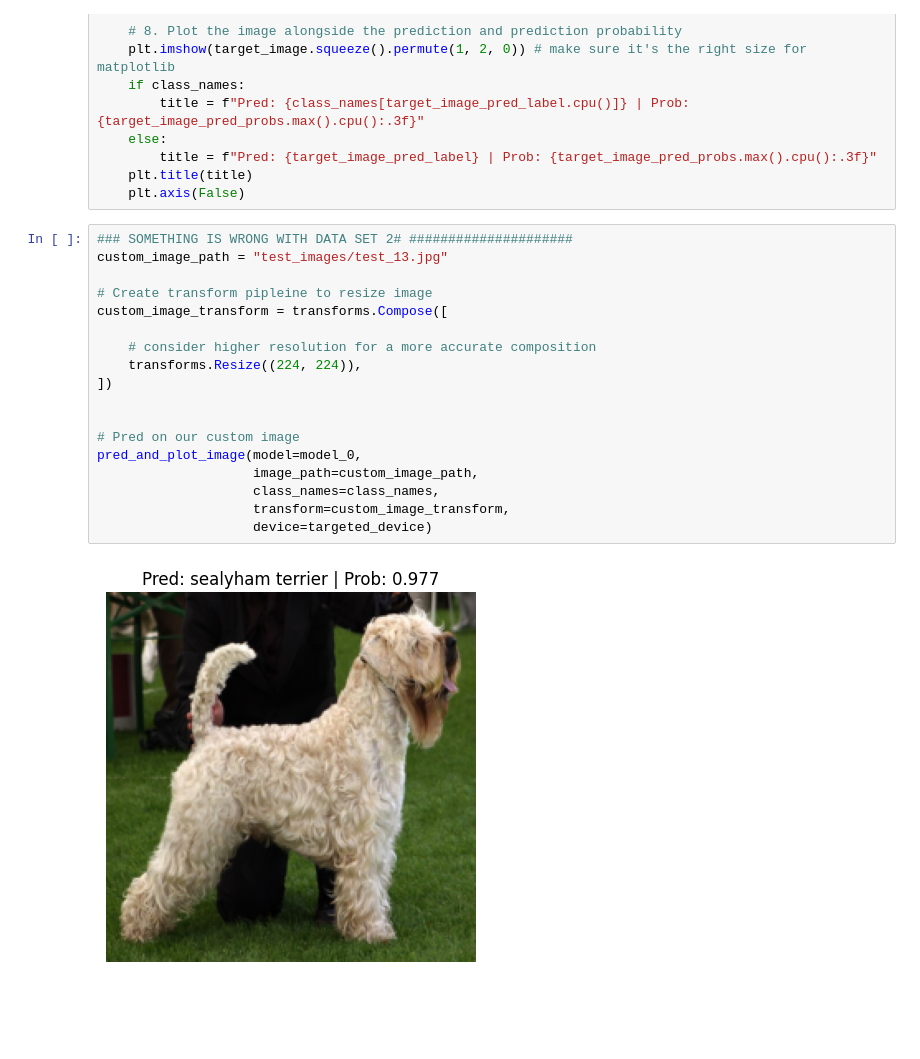
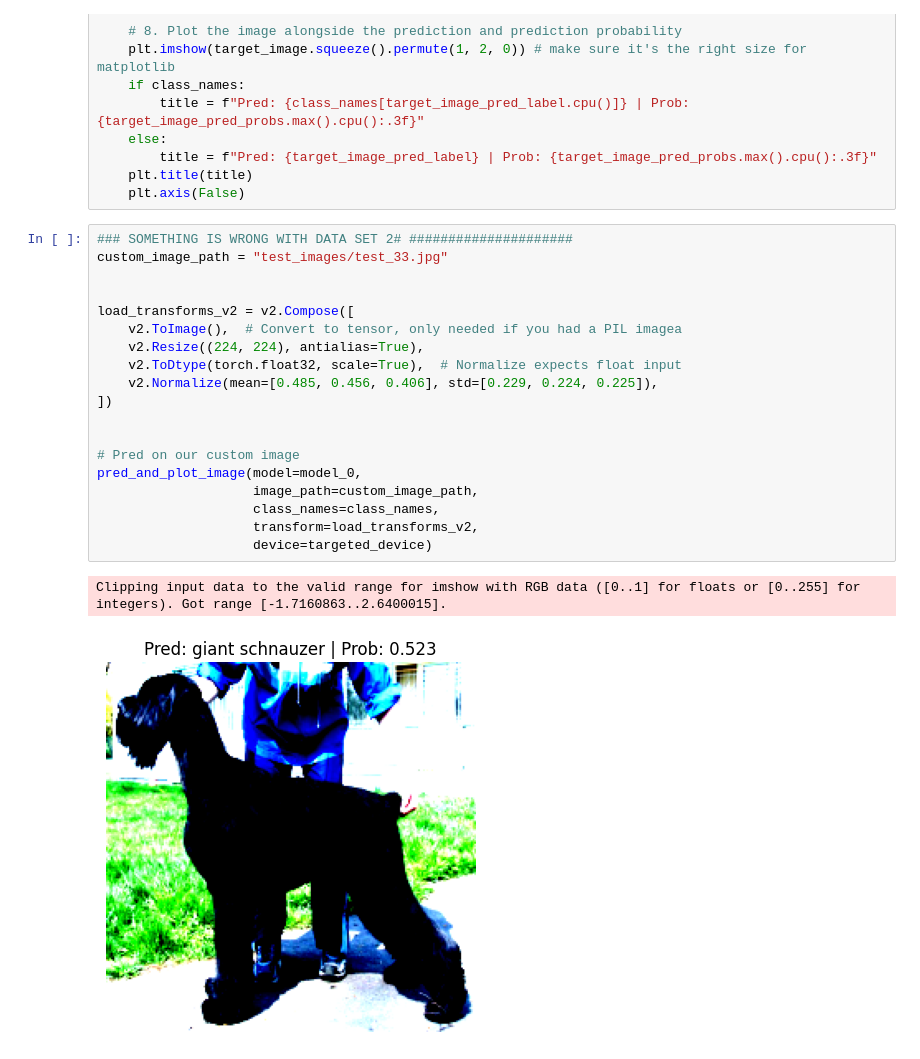
Before and after one commit to IllSmithDa/dogs_learn, a Jupyter notebook: main_02_create.ipynb, the cells around one changed output. Saved outputs shown, nothing was run; the diff lists cells and outputs as text; blank space fills up the shorter version.

```diff
--- a/main_02_create.ipynb
+++ b/main_02_create.ipynb
@@ -646,24 +641,26 @@ def pred_and_plot_image(model: torch.nn.Module,
     plt.axis(False)
 # %%
 ### SOMETHING IS WRONG WITH DATA SET 2# #####################
-custom_image_path = "test_images/test_13.jpg"
+custom_image_path = "test_images/test_33.jpg"
 
-# Create transform pipleine to resize image
-custom_image_transform = transforms.Compose([
 
-    # consider higher resolution for a more accurate composition
-    transforms.Resize((224, 224)),
+load_transforms_v2 = v2.Compose([
+    v2.ToImage(),  # Convert to tensor, only needed if you had a PIL imagea
+    v2.Resize((224, 224), antialias=True),
+    v2.ToDtype(torch.float32, scale=True),  # Normalize expects float input
+    v2.Normalize(mean=[0.485, 0.456, 0.406], std=[0.229, 0.224, 0.225]),
 ])
 
 
 # Pred on our custom image
 pred_and_plot_image(model=model_0,
                     image_path=custom_image_path,
                     class_names=class_names,
-                    transform=custom_image_transform,
+                    transform=load_transforms_v2,
                     device=targeted_device)
 # %% [output]
+Clipping input data to the valid range for imshow with RGB data ([0..1] for floats or [0..255] for integers). Got range [-1.7160863..2.6400015].
-[figure, old version]
+[figure, new version]
 # %%
 from pathlib import Path
 
```
Also changed, not shown: parts of 12 cells of this notebook, 21 other files.
